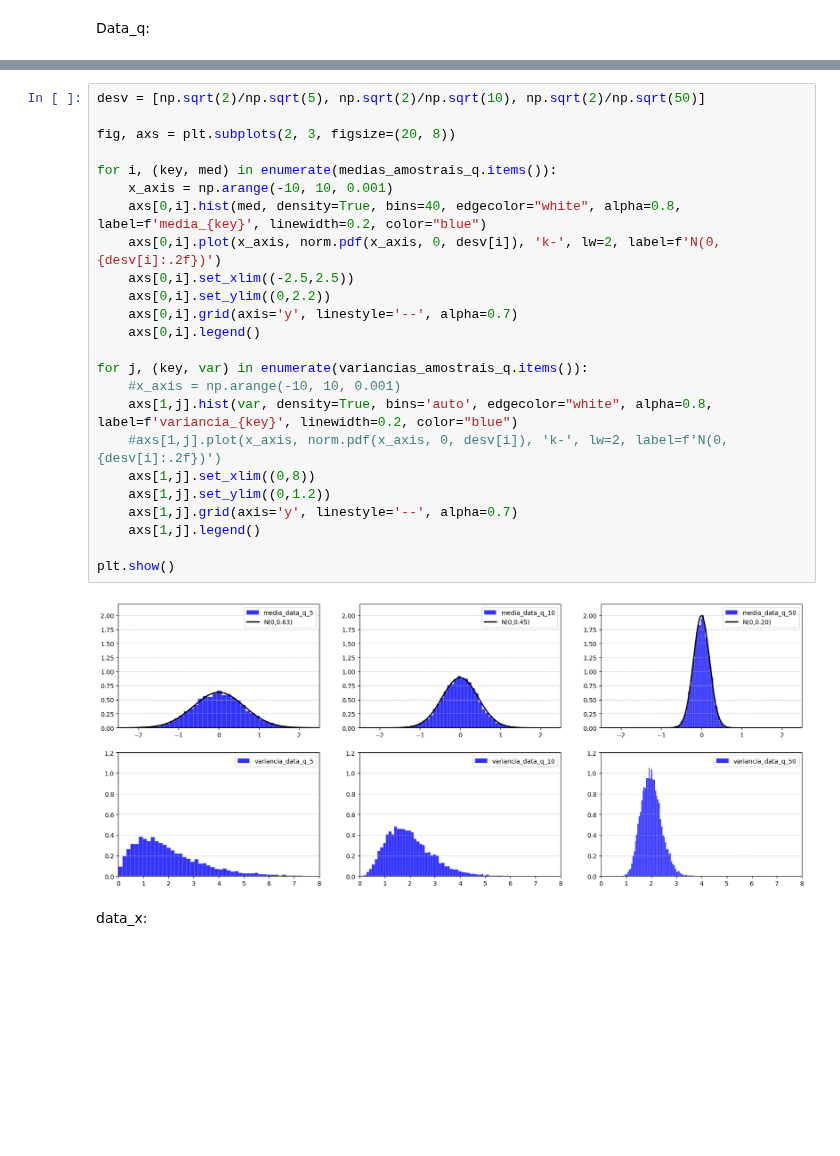
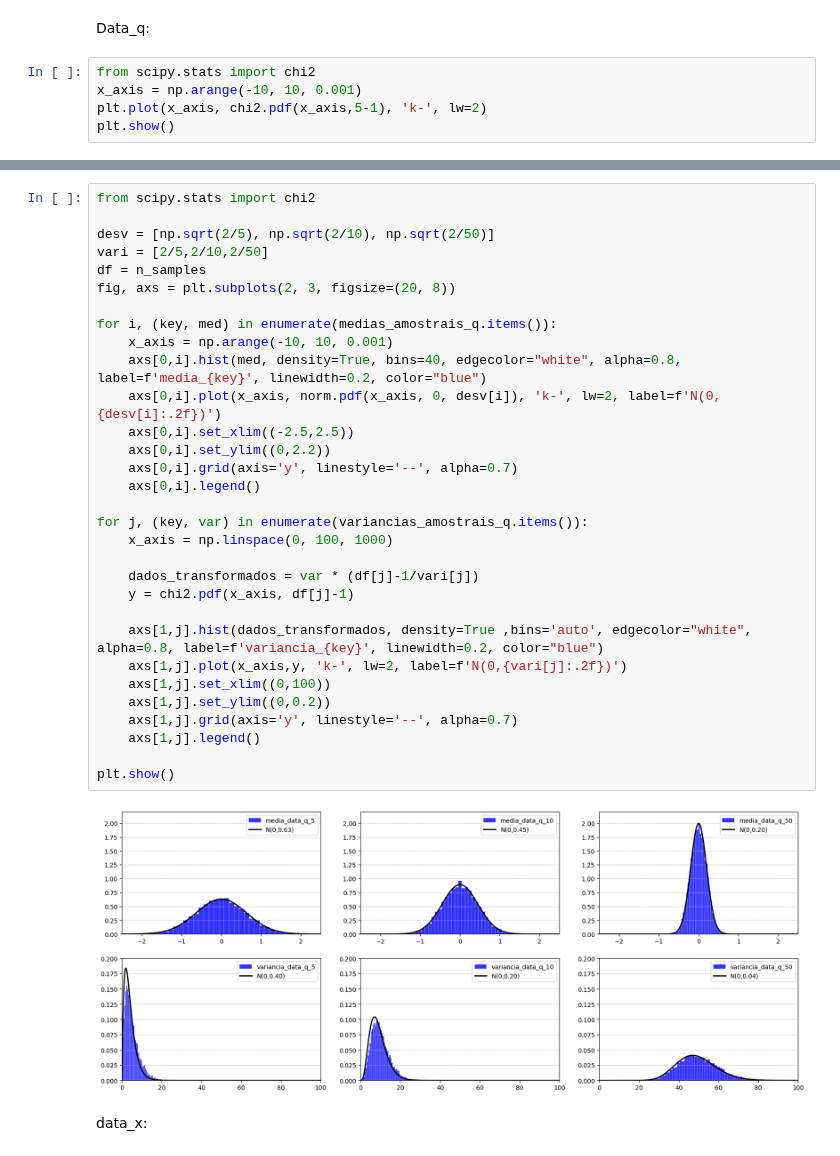
Before and after one commit to lorran-araujo/LNCC, a Jupyter notebook: disciplinas/estatistica/trab1/trab.ipynb, the cells around one changed output, grey strips where cells are left out. Drawn from its saved outputs; the diff is of its cells as text; blank space fills up the shorter version.

```diff
--- a/disciplinas/estatistica/trab1/trab.ipynb
+++ b/disciplinas/estatistica/trab1/trab.ipynb
@@ -209,3 +185,8 @@ variancias_amostrais['t'] = variancias_amostrais_t
 # Plotando pdf das médias e variâncias amostrais
 # %% [markdown]
 Data_q:
+# %%
+from scipy.stats import chi2
+x_axis = np.arange(-10, 10, 0.001)
+plt.plot(x_axis, chi2.pdf(x_axis,5-1), 'k-', lw=2)
+plt.show()
@@ -212,29 +195,36 @@ Data_q:
 # %%
-desv = [np.sqrt(2)/np.sqrt(5), np.sqrt(2)/np.sqrt(10), np.sqrt(2)/np.sqrt(50)]
+from scipy.stats import chi2
 
+desv = [np.sqrt(2/5), np.sqrt(2/10), np.sqrt(2/50)]
+vari = [2/5,2/10,2/50]
+df = n_samples
 fig, axs = plt.subplots(2, 3, figsize=(20, 8))
 
 for i, (key, med) in enumerate(medias_amostrais_q.items()):
     x_axis = np.arange(-10, 10, 0.001)
     axs[0,i].hist(med, density=True, bins=40, edgecolor="white", alpha=0.8, label=f'media_{key}', linewidth=0.2, color="blue")
     axs[0,i].plot(x_axis, norm.pdf(x_axis, 0, desv[i]), 'k-', lw=2, label=f'N(0,{desv[i]:.2f})')
     axs[0,i].set_xlim((-2.5,2.5))
     axs[0,i].set_ylim((0,2.2))
     axs[0,i].grid(axis='y', linestyle='--', alpha=0.7)
     axs[0,i].legend()
 
 for j, (key, var) in enumerate(variancias_amostrais_q.items()):
-    #x_axis = np.arange(-10, 10, 0.001)
-    axs[1,j].hist(var, density=True, bins='auto', edgecolor="white", alpha=0.8, label=f'variancia_{key}', linewidth=0.2, color="blue")
-    #axs[1,j].plot(x_axis, norm.pdf(x_axis, 0, desv[i]), 'k-', lw=2, label=f'N(0,{desv[i]:.2f})')
-    axs[1,j].set_xlim((0,8))
-    axs[1,j].set_ylim((0,1.2))
+    x_axis = np.linspace(0, 100, 1000)
+
+    dados_transformados = var * (df[j]-1/vari[j])
+    y = chi2.pdf(x_axis, df[j]-1)
+
+    axs[1,j].hist(dados_transformados, density=True ,bins='auto', edgecolor="white", alpha=0.8, label=f'variancia_{key}', linewidth=0.2, color="blue")
+    axs[1,j].plot(x_axis,y, 'k-', lw=2, label=f'N(0,{vari[j]:.2f})')
+    axs[1,j].set_xlim((0,100))
+    axs[1,j].set_ylim((0,0.2))
     axs[1,j].grid(axis='y', linestyle='--', alpha=0.7)
     axs[1,j].legend()
 
 plt.show()
 # %% [output]
-[figure, old version]
+[figure, new version]
 # %% [markdown]
 data_x:
 # %%
```
Also changed, not shown: parts of 3 cells of this notebook, 14 other files.
